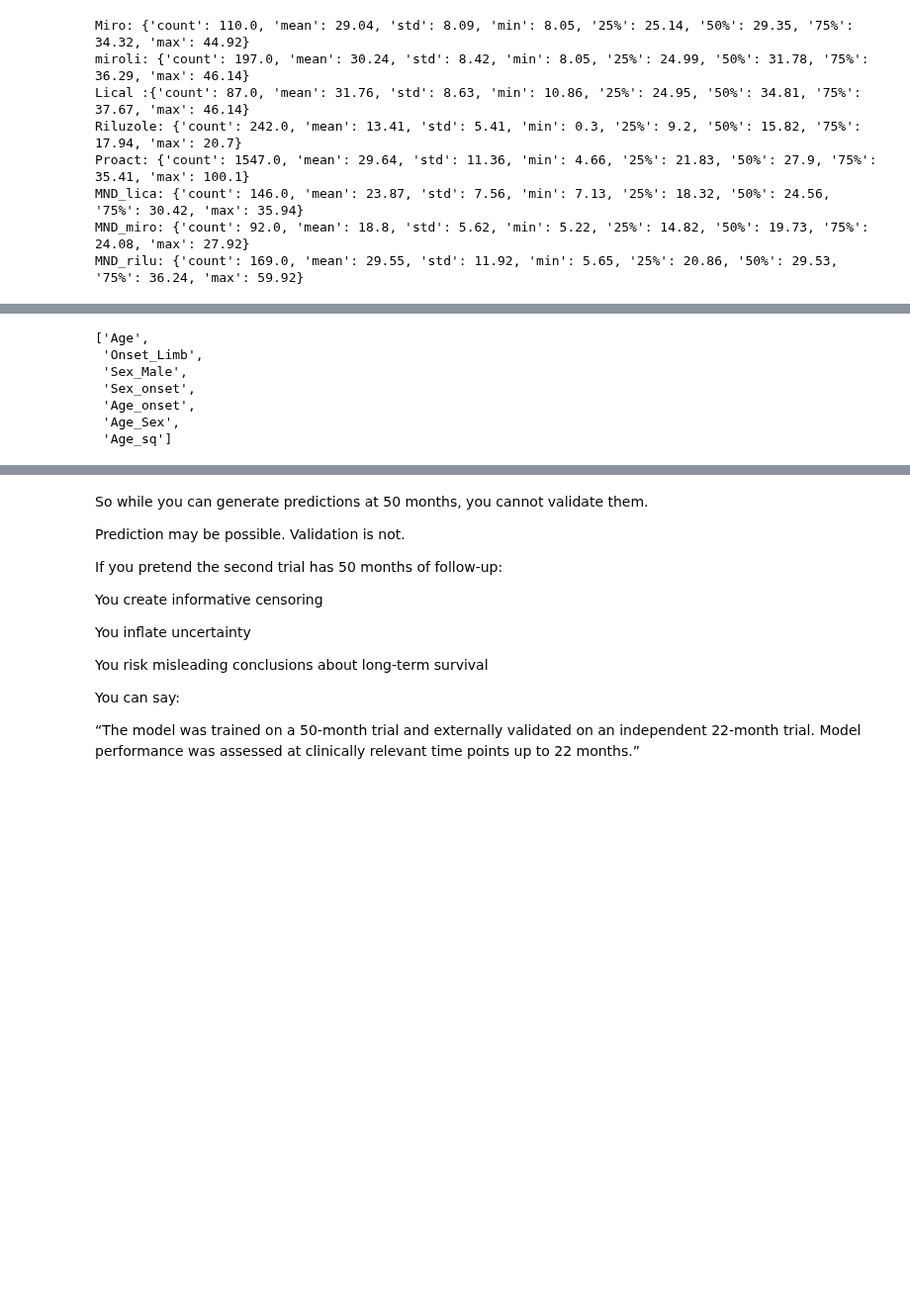
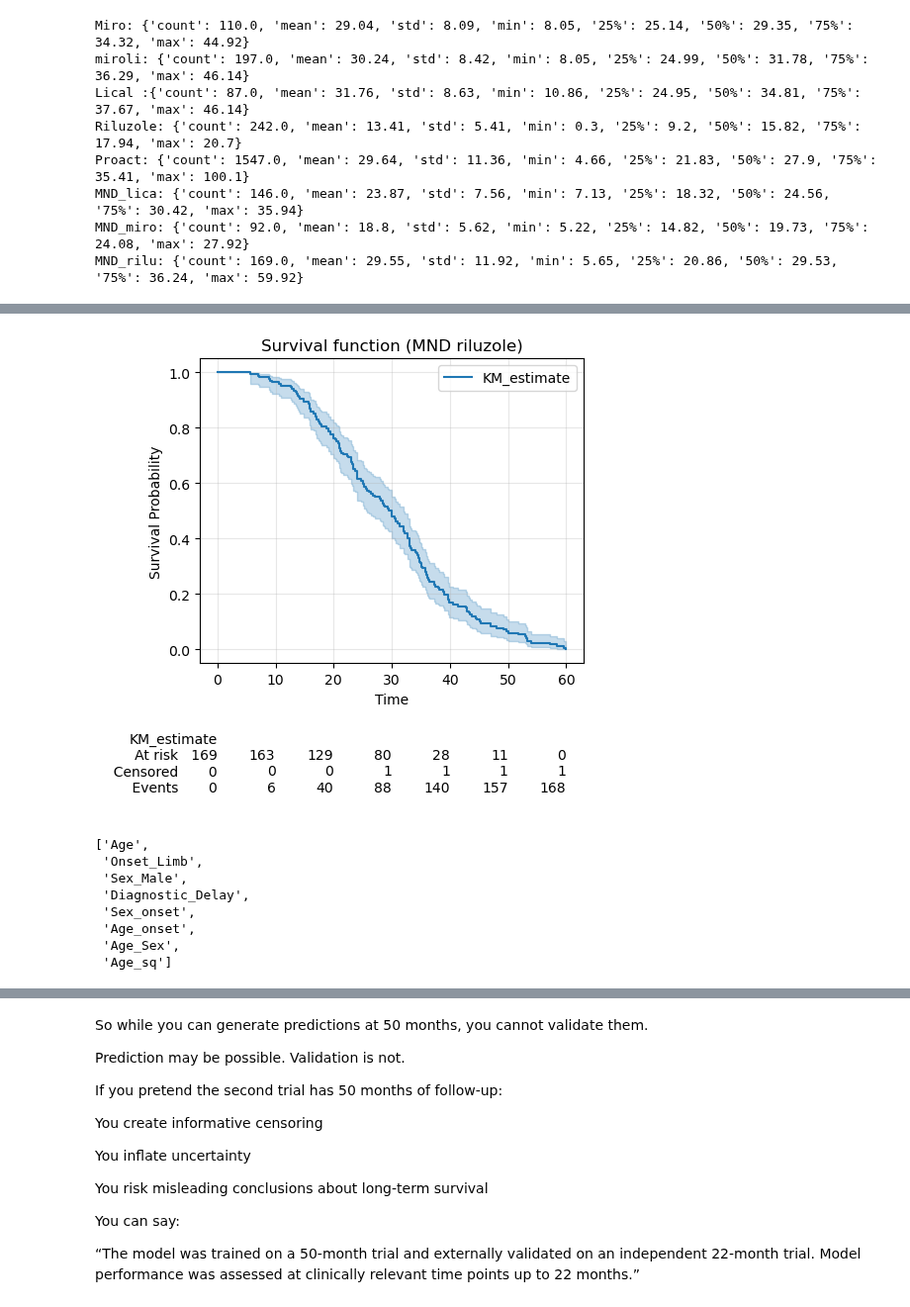
Before and after one commit to Uzoemeka/All_ALS_Data, a Jupyter notebook: 07.3_flexible_parametric_model_script_val_functionized_main_placebo_ext_trt_val.ipynb, the cells around one changed output, grey strips where cells are left out. Shown at 99% size. Saved outputs shown, nothing was run; the diff lists cells and outputs as text; code cells hidden in the pictures; blank space fills up the shorter version.

```diff
--- a/07.3_flexible_parametric_model_script_val_functionized_main_placebo_ext_trt_val.ipynb
+++ b/07.3_flexible_parametric_model_script_val_functionized_main_placebo_ext_trt_val.ipynb
@@ -2181,6 +2207,27 @@ plt.show()
+# %%
+dat_set_1 = MND_rilu.copy()
+
+fig, ax = plt.subplots(figsize=(5, 4))
+
+kmf = KaplanMeierFitter()
+kmf.fit(dat_set_1['Disease_Duration'], dat_set_1['Event'])
+# kmf.plot_survival_function()
+kmf.plot_survival_function(ax=ax, ci_show=True)
+
+ax.set_title("Survival function (MND riluzole)")
+ax.set_xlabel("Time")
+ax.set_ylabel("Survival Probability")
+ax.set_ylim(-0.05,1.05)
+ax.grid(True, alpha=0.3)
+
+add_at_risk_counts(kmf, ax=ax)
+
+plt.show()
+# %% [output]
+[figure, added]
 # %%
-covariates = ["Age",  "Onset_Limb", "Sex_Male", #"Diagnostic_Delay", #"Vital_capacity",
-                'Sex_onset',   "Age_onset",  "Age_Sex", "Age_sq"] #, "Sex_VC", "Age_VC","Onset_VC"]
+covariates = ["Age",  "Onset_Limb", "Sex_Male", "Diagnostic_Delay",# "Vital_capacity",
+                'Sex_onset',   "Age_onset",  "Age_Sex", "Age_sq"]#, "Sex_VC", "Age_VC","Onset_VC"]
 
 def drop_constant_columns(df, cols):
     return [c for c in cols if df[c].nunique() > 1]
@@ -2191,6 +2238,7 @@ current_vars
 ['Age',
  'Onset_Limb',
  'Sex_Male',
+ 'Diagnostic_Delay',
  'Sex_onset',
  'Age_onset',
  'Age_Sex',
```
Also changed, not shown: parts of 29 cells of this notebook, 21 other files.
